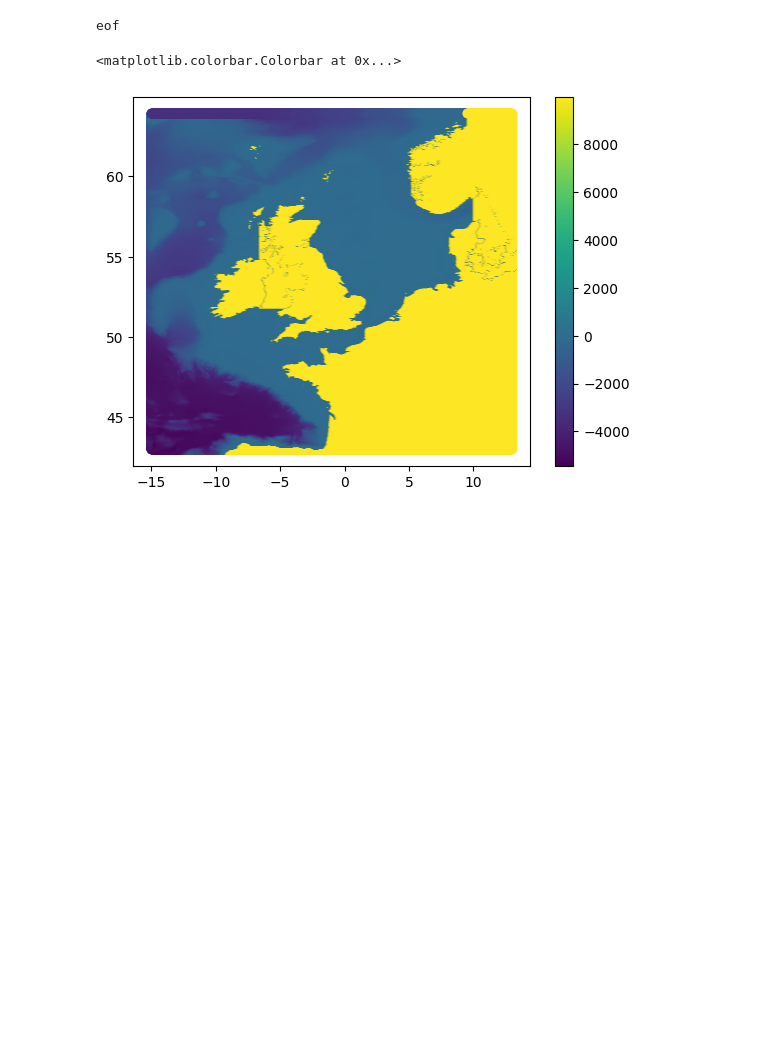
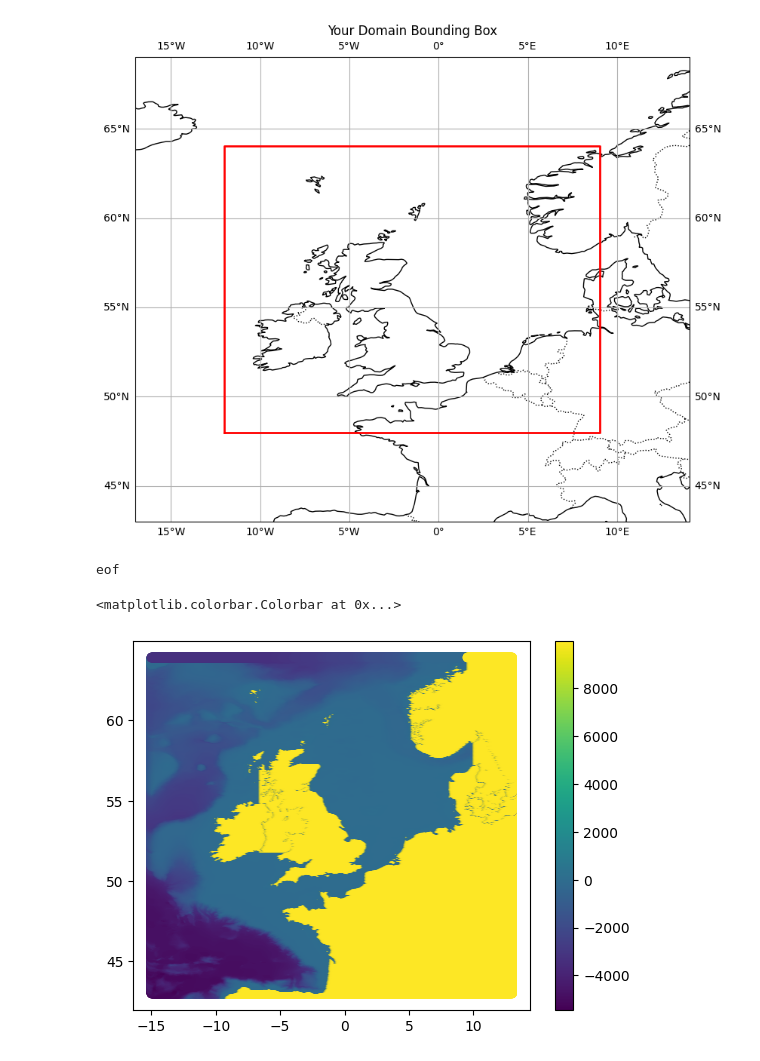
Before and after one commit to Deltares-research/cht_hurrywave, a Jupyter notebook: examples/DanielTest/02_scripts/RunHurrywave.ipynb, the cells around one changed output. Saved outputs shown, nothing was run; the diff lists cells and outputs as text; code cells hidden in the pictures; blank space fills up the shorter version.

```diff
--- a/examples/DanielTest/02_scripts/RunHurrywave.ipynb
+++ b/examples/DanielTest/02_scripts/RunHurrywave.ipynb
@@ -99,2 +179,38 @@ hw.input.update(specs)
+# %%
+import matplotlib.pyplot as plt
+import cartopy.crs as ccrs
+import cartopy.feature as cfeature
+
+# Define the 4 corners of your domain
+lon_min = -12
+lon_max = 9.05
+lat_min = 48
+lat_max = 64.033333173
+
+# Create figure and add basemap
+fig = plt.figure(figsize=(10, 8))
+ax = plt.axes(projection=ccrs.PlateCarree())
+
+# Add coastlines and borders
+ax.coastlines()
+ax.add_feature(cfeature.BORDERS, linestyle=':')
+
+# Add gridlines
+ax.gridlines(draw_labels=True)
+
+# Plot the rectangle (domain box)
+lons = [lon_min, lon_max, lon_max, lon_min, lon_min]
+lats = [lat_min, lat_min, lat_max, lat_max, lat_min]
+ax.plot(lons, lats, color='red', linewidth=2, transform=ccrs.Geodetic())
+
+# Set extent to zoom to your domain with a little padding
+ax.set_extent([lon_min - 5, lon_max + 5, lat_min - 5, lat_max + 5], crs=ccrs.PlateCarree())
+
+# Add a title
+plt.title("Your Domain Bounding Box")
+
+plt.show()
+# %% [output]
+[figure, added]
 # %%
 # Observation points
```
Also changed, not shown: parts of 13 cells of this notebook, 16 other files.
